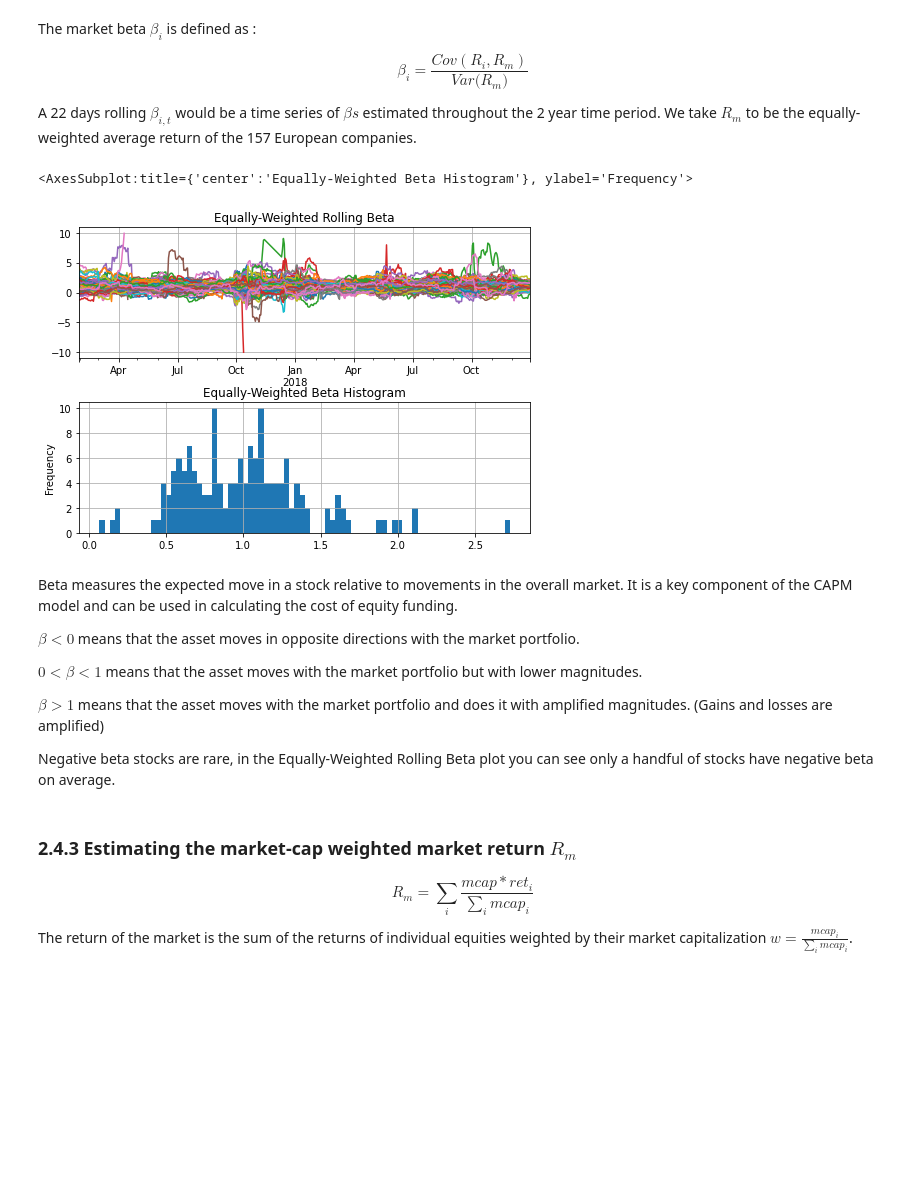
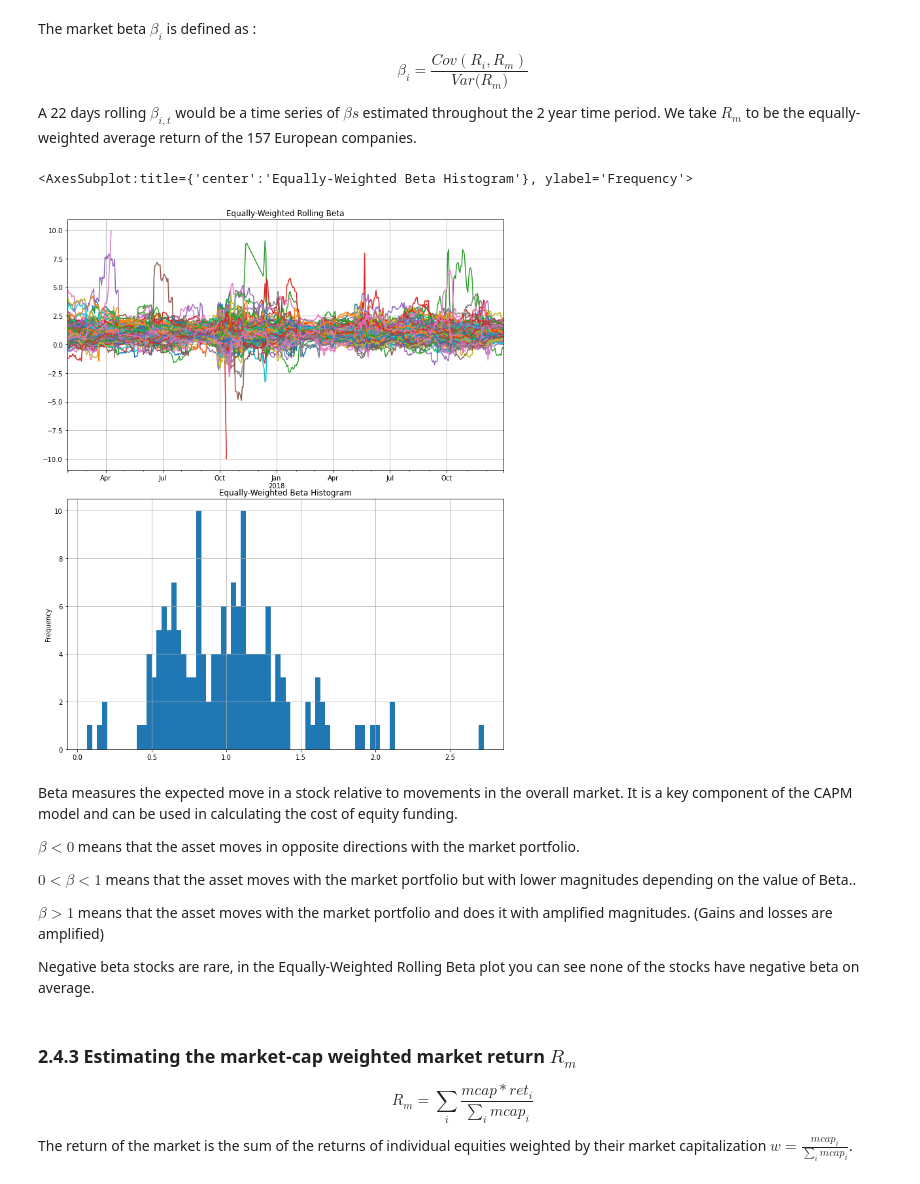
Before and after one commit to zxt18/Financial-Signal-Processing, a Jupyter notebook: Coursework_1.ipynb, the cells around one changed output. Drawn from its saved outputs; the diff is of its cells as text; code cells hidden in the pictures; blank space fills up the shorter version.

```diff
--- a/Coursework_1.ipynb
+++ b/Coursework_1.ipynb
@@ -371,11 +387,12 @@ stocks_detrended = stocks.sub(stocks_ma).dropna()
 model = VAR(stocks_detrended)
 results = model.fit(1)
 A = results.params[1:].values
-eigA, _ = np.linalg.eig(A)
+eigA, eigv = np.linalg.eig(A)
 
 tmp = pd.DataFrame(A,columns=tickers)
 tmp.index = tickers
 
+
 print(f"eigenvalues of A : {eigA}")
 display(tmp)
 # %% [output]
@@ -648,7 +666,7 @@ A 22 days rolling $\beta_{i,t}$ would be a time series of $\beta s$ estimated th
 Function that calculates the rolling_beta of a dataframe of Dates X Companies
 Returns a pandas dataframe that contains the rolling_betas with number of rows = df - period
 """
-def rolling_beta (period,df,weighted=False, market_returns=None) :
+def rolling_beta (df,weighted=False, market_returns=None, period =22) :
     Beta_t_2d_list = []
     for t_1, t_2 in zip(df.index[0:],df.index[21:]) :
         R_i = df[t_1:t_2]['ret']
@@ -666,32 +684,32 @@ def rolling_beta (period,df,weighted=False, market_returns=None) :
 
     return Beta_df
 
-equal_weighted_beta = rolling_beta(period=22, df=df, weighted=False)
+equal_weighted_beta = rolling_beta(df=df, weighted=False, period=22)
 # %%
 fig, (ax1, ax2) = plt.subplots(2,1)
 ax1.set_title("Equally-Weighted Rolling Beta")
 ax2.set_title("Equally-Weighted Beta Histogram")
-fig.set_size_inches(7,5)
+fig.set_size_inches(10,12)
 fig.tight_layout()
 
 for col in equal_weighted_beta.columns :
     tmp = equal_weighted_beta[col][equal_weighted_beta[col].between(-10,10)] #filter values with betas that are too high
     tmp.plot(ax=ax1, grid=True)
 
 equal_weighted_beta.mean().plot.hist(ax=ax2,bins=80,grid=True)
 # %% [output]
 <AxesSubplot:title={'center':'Equally-Weighted Beta Histogram'}, ylabel='Frequency'>
-[figure, old version]
+[figure, new version]
 # %% [markdown]
 Beta measures the expected move in a stock relative to movements in the overall market. It is a key component of the CAPM model and can be used in calculating the cost of equity funding.
 
 $ \beta < 0$ means that the asset moves in opposite directions with the market portfolio.
 
-$0 < \beta < 1$ means that the asset moves with the market portfolio but with lower magnitudes.
+$0 < \beta < 1$ means that the asset moves with the market portfolio but with lower magnitudes depending on the value of Beta..
 
 $\beta > 1$ means that the asset moves with the market portfolio and does it with amplified magnitudes. (Gains and losses are amplified)
 
-Negative beta stocks are rare, in the Equally-Weighted Rolling Beta plot you can see only a handful of stocks have negative beta on average.
+Negative beta stocks are rare, in the Equally-Weighted Rolling Beta plot you can see none of the stocks have negative beta on average.
 # %% [markdown]
 ### 2.4.3 Estimating the market-cap weighted market return $R_{m}$
 
```
Also changed, not shown: parts of 58 cells of this notebook.
